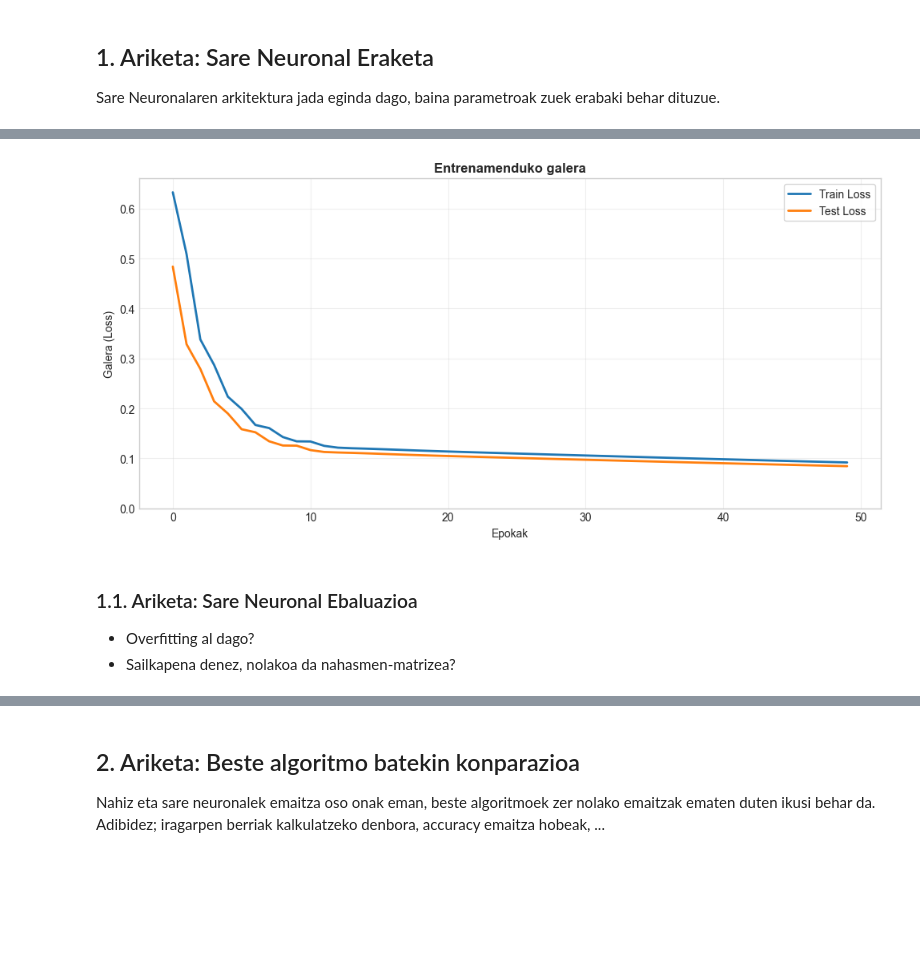
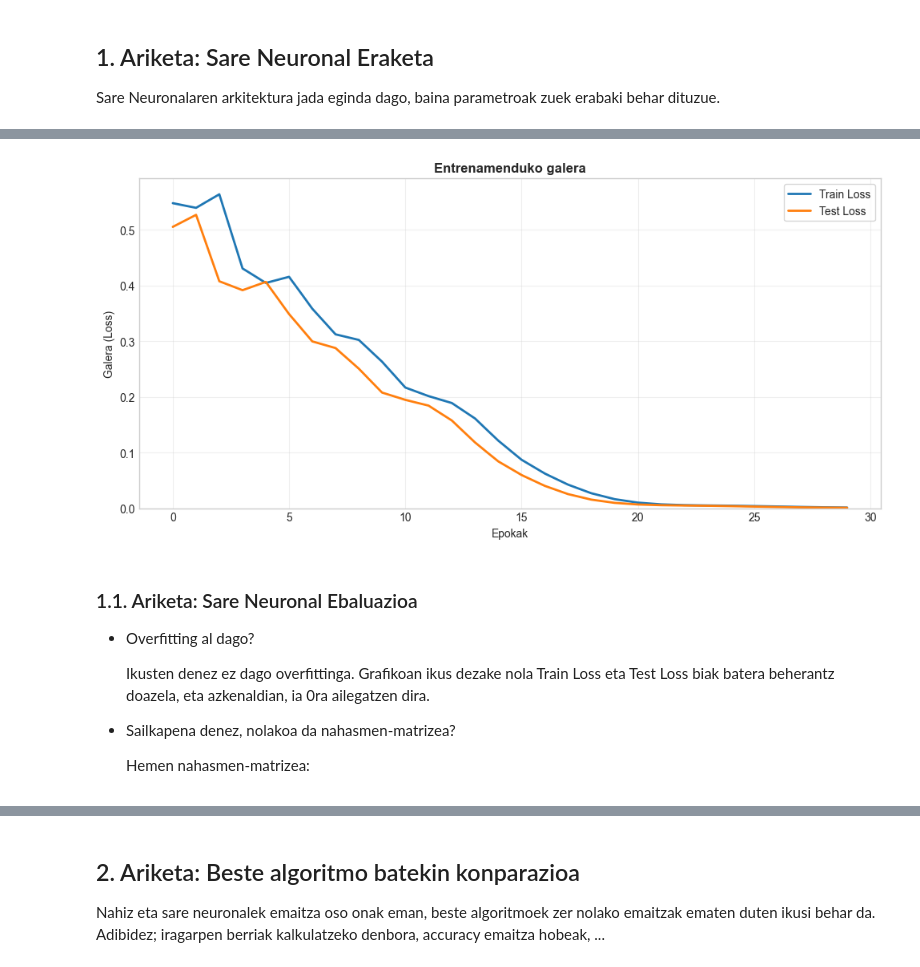
Before and after one commit to Gudari12/lanak, a Jupyter notebook: PIA/sareNeuronalak/sare_neuronal_praktika.ipynb, the cells around one changed output, grey strips where cells are left out. Cells and saved outputs as stored; diff of their text form; code cells hidden in the pictures; blank space fills up the shorter version.

```diff
--- a/PIA/sareNeuronalak/sare_neuronal_praktika.ipynb
+++ b/PIA/sareNeuronalak/sare_neuronal_praktika.ipynb
@@ -129,12 +149,36 @@ print(df.head())
 # %%
 ## Train test banaketa
 
-y = df["label"].values
-X = df.drop(columns=["label"]).values
+df_model = df.drop(columns=['sequence_id', 'timestep']).copy()
 
-X_train, X_test, y_train, y_test = train_test_split(
+y = df_model["label"].values
+X = df_model.drop(columns=["label"])
+
+zutabeak = ['activity_level', 'noise_environment', 'skin_temp_profile', 'gsr_state']
+
+X_train_df, X_test_df, y_train, y_test = train_test_split(
     X, y, test_size=0.2, random_state=42
 )
+
+## Label encoding, train test banaketa eta gero egin behar da ondo ateratzeko
+
+le_model = LabelEncoder()
+
+encoders = { }
+for zut in zutabeak:
+    le = LabelEncoder()
+    X_train_df[zut] = le.fit_transform(X_train_df[zut])
+    X_test_df[zut] = le.transform(X_test_df[zut])
+    encoders[zut] = le
+
+X_train = X_train_df.values.astype(np.float32)
+X_test = X_test_df.values.astype(np.float32)
+
+## LE klaseetarako
+
+le_y = LabelEncoder()
+y_train = le_y.fit_transform(y_train)
+y_test = le_y.transform(y_test)
 # %% [markdown]
 ## 1. Ariketa: Sare Neuronal Eraketa
 Sare Neuronalaren arkitektura jada eginda dago, baina parametroak zuek erabaki behar dituzue.
@@ -237,7 +281,7 @@ def modeloa_entrenatu(modelo, X_train, y_train, X_test, y_test,
     print("=" * 50)
     print("Entrenamendua bukatuta!")
 
-    return train_losses, test_losses
+    return train_losses, test_losses, y_pred_test
 # %%
 ## Modeloa entrenatu
 # kargatu
@@ -249,9 +293,9 @@ X_train_tensor = torch.tensor(X_train, dtype=torch.float32)
 y_train_tensor = torch.tensor(y_train, dtype=torch.float32).view(-1, 1)
 X_test_tensor = torch.tensor(X_test, dtype=torch.float32)
 y_test_tensor = torch.tensor(y_test, dtype=torch.float32).view(-1, 1)
-train_losses, test_losses = modeloa_entrenatu(
+train_losses, test_losses, y_pred_test = modeloa_entrenatu(
     modelo, X_train_tensor, y_train_tensor, X_test_tensor, y_test_tensor,
-    epochs=50, learning_rate=0.01
+    epochs=30, learning_rate=0.01
 )
 
 # Errore galera grafika
@@ -280,5 +326,10 @@ Entrenamendua bukatuta!
-[figure, old version]
+[figure, new version]
 # %% [markdown]
 ### 1.1. Ariketa: Sare Neuronal Ebaluazioa
 - Overfitting al dago?
+
+    Ikusten denez ez dago overfittinga. Grafikoan ikus dezake nola Train Loss eta Test Loss biak batera beherantz doazela, eta azkenaldian, ia 0ra ailegatzen dira.
+
 - Sailkapena denez, nolakoa da nahasmen-matrizea?
+
+    Hemen nahasmen-matrizea:
```
Also changed, not shown: parts of 12 cells of this notebook, 3 other files.
